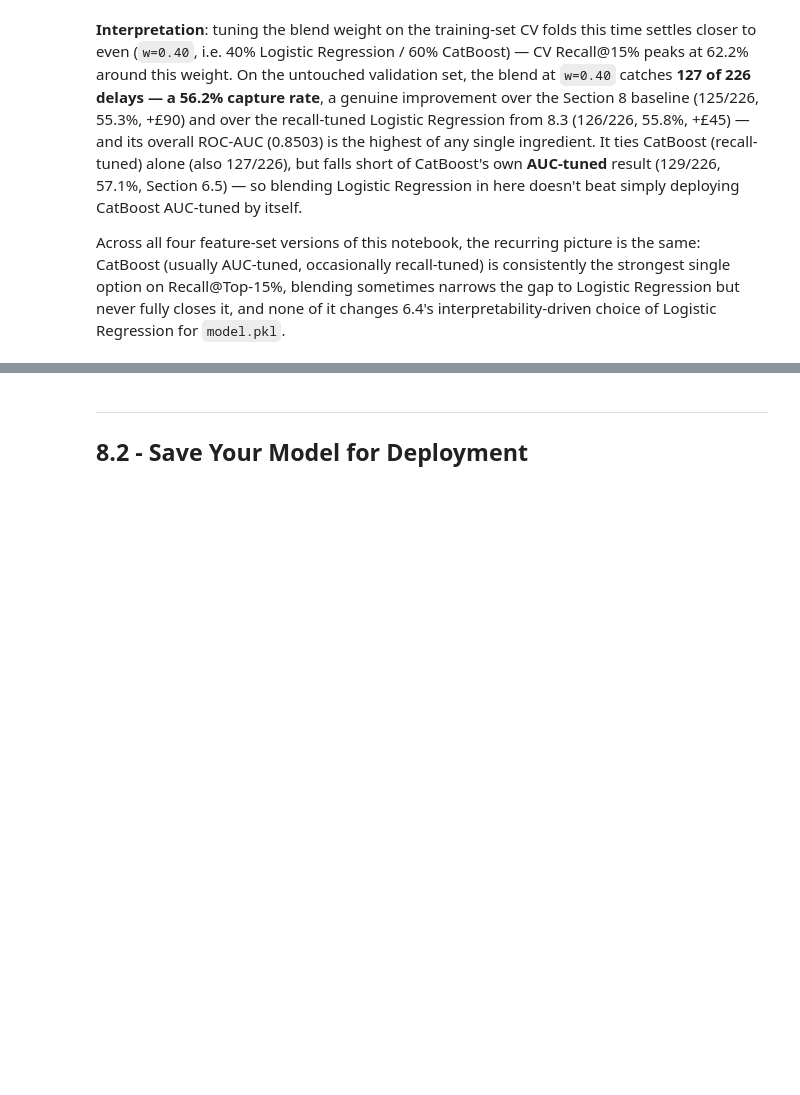
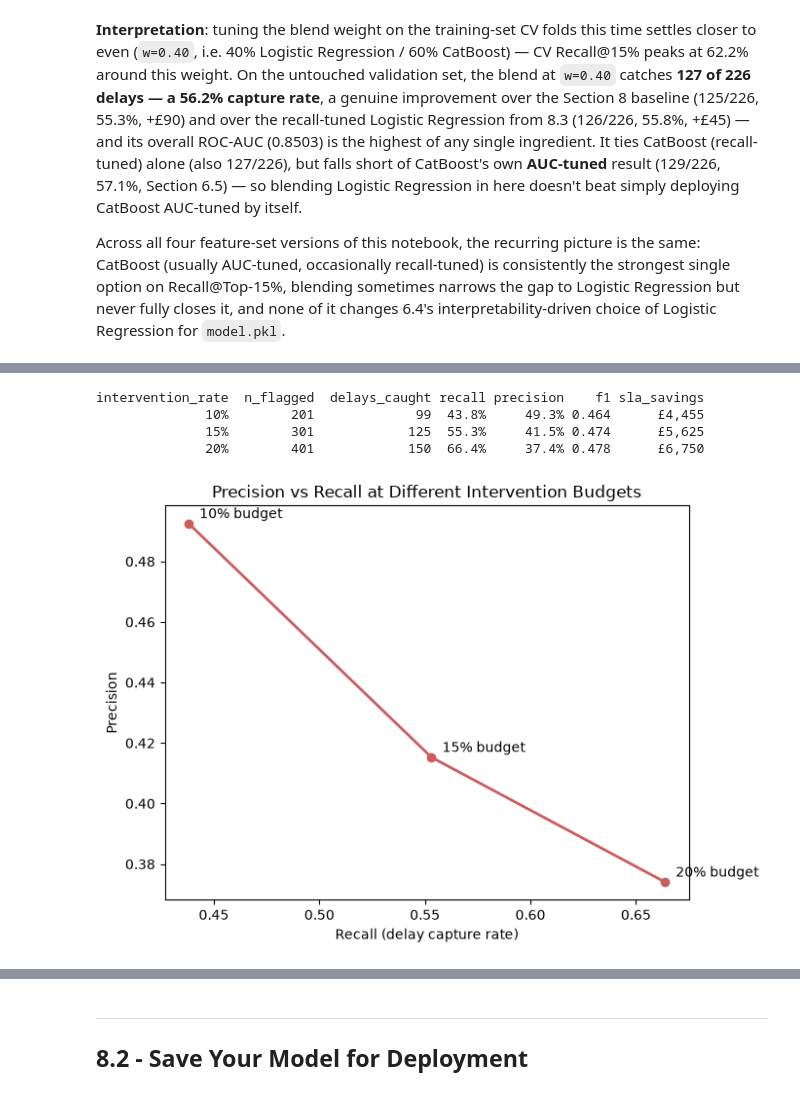
Before and after one commit to huuphuoc-phamquang/DSAI_mini-coursework_logistics, a Jupyter notebook: experiments.ipynb, the cells around one changed output, grey strips where cells are left out. Drawn from its saved outputs; the diff is of its cells as text; code cells hidden in the pictures; blank space fills up the shorter version.

```diff
--- a/experiments.ipynb
+++ b/experiments.ipynb
@@ -1690,0 +1696,41 @@ Across all four feature-set versions of this notebook, the recurring picture is
+# %%
+INTERVENTION_RATES_TEST = [0.10, 0.15, 0.20]
+sens_records = []
+for rate in INTERVENTION_RATES_TEST:
+    n_flag = int(np.ceil(n_val * rate))
+    idx = np.argsort(-best_prob)[:n_flag]
+    y_pred_rate = np.zeros(n_val, dtype=int)
+    y_pred_rate[idx] = 1
+
+    n_caught_rate = int(y_val_arr[idx].sum())
+    precision_rate = precision_score(y_val_arr, y_pred_rate)
+    recall_rate = recall_score(y_val_arr, y_pred_rate)
+    f1_rate = f1_score(y_val_arr, y_pred_rate)
+    savings_rate = n_caught_rate * SLA_SAVING_PER_DELAY
+
+    sens_records.append(dict(intervention_rate=rate, n_flagged=n_flag, delays_caught=n_caught_rate,
+                              recall=recall_rate, precision=precision_rate, f1=f1_rate,
+                              sla_savings=savings_rate))
+
+sensitivity_df = pd.DataFrame(sens_records)
+print(sensitivity_df.to_string(index=False, formatters={
+    'intervention_rate': '{:.0%}'.format, 'recall': '{:.1%}'.format,
+    'precision': '{:.1%}'.format, 'f1': '{:.3f}'.format, 'sla_savings': '\u00a3{:,.0f}'.format,
+}))
+
+fig, ax = plt.subplots(figsize=(7, 5))
+ax.plot(sensitivity_df['recall'], sensitivity_df['precision'], marker='o', color='indianred', linewidth=2)
+for _, row in sensitivity_df.iterrows():
+    ax.annotate(f"{row['intervention_rate']:.0%} budget", (row['recall'], row['precision']),
+                textcoords='offset points', xytext=(8, 4))
+ax.set_xlabel('Recall (delay capture rate)')
+ax.set_ylabel('Precision')
+ax.set_title('Precision vs Recall at Different Intervention Budgets')
+plt.tight_layout()
+plt.show()
+# %% [output]
+intervention_rate  n_flagged  delays_caught recall precision    f1 sla_savings
+              10%        201             99  43.8%     49.3% 0.464      £4,455
+              15%        301            125  55.3%     41.5% 0.474      £5,625
+              20%        401            150  66.4%     37.4% 0.478      £6,750
+[figure, added]
```
Also changed, not shown: parts of 2 cells of this notebook, 1 other file.
